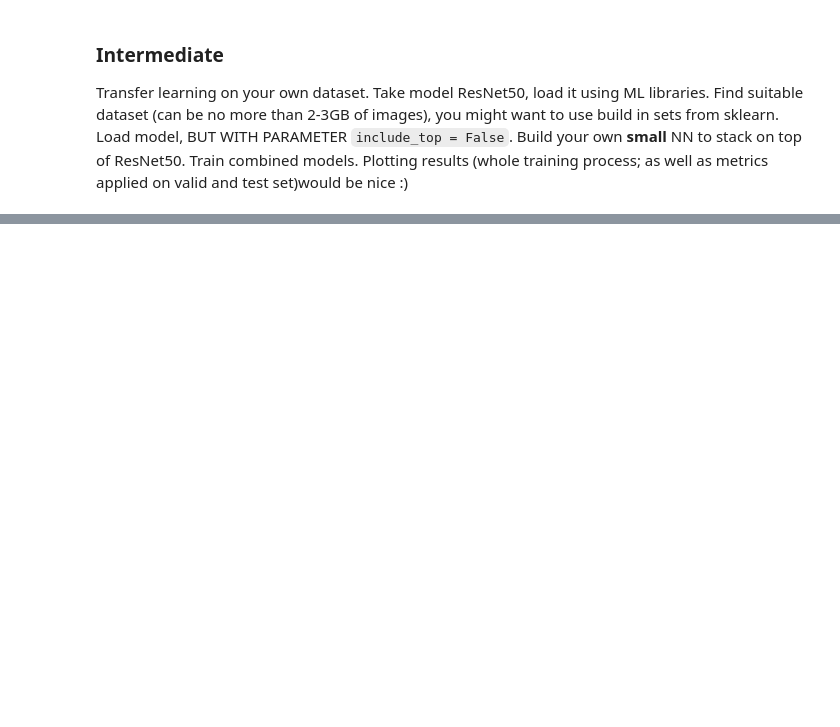
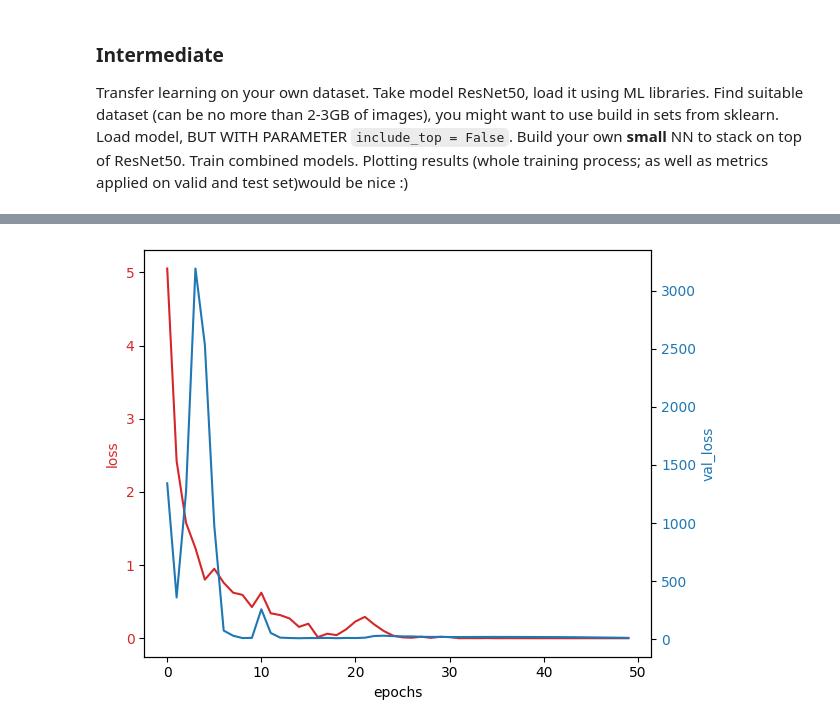
Before and after one commit to jGrzyb/AI_Lab_Recruitment_Tasks_2024, a Jupyter notebook: ailab_recruitment_task_2024.ipynb, the cells around one changed output, grey strips where cells are left out. Cells and saved outputs as stored; diff of their text form; code cells hidden in the pictures; blank space fills up the shorter version.

```diff
--- a/ailab_recruitment_task_2024.ipynb
+++ b/ailab_recruitment_task_2024.ipynb
@@ -59,0 +307,26 @@ Transfer learning on your own dataset. Take model ResNet50, load it using ML lib
+# %%
+from keras.applications import resnet50
+from sklearn.datasets._olivetti_faces import fetch_olivetti_faces
+from sklearn.model_selection import train_test_split
+import numpy as np
+
+faces = fetch_olivetti_faces()
+data = faces.images.reshape(-1, 64, 64, 1)
+data = np.concatenate([data, data, data], axis=3)
+(x_train, x_test, y_train, y_test) = train_test_split(data, faces.target, test_size=0.2)
+resNetModel = resnet50.ResNet50(weights='imagenet', include_top=False, input_shape=(64, 64, 3))
+
+model = tf.keras.Sequential([
+    resNetModel,
+    tf.keras.layers.Flatten(),
+    tf.keras.layers.Dense(40, activation='softmax')
+])
+
+model.compile(
+    optimizer=tf.keras.optimizers.Adam(),
+    loss=tf.keras.losses.SparseCategoricalCrossentropy(),
+    metrics=[tf.keras.metrics.SparseCategoricalAccuracy()]
+)
+
+callbacks = [tf.keras.callbacks.EarlyStopping(patience=10, min_delta=0.01, restore_best_weights=True)]
+history = model.fit(x_train, y_train, validation_data=(x_test, y_test), epochs=50, batch_size=16)
@@ -59,0 +351,20 @@ Transfer learning on your own dataset. Take model ResNet50, load it using ML lib
+# %%
+fig, ax1 = plt.subplots()
+
+color = 'tab:red'
+ax1.set_xlabel('epochs')
+ax1.set_ylabel('loss', color=color)
+ax1.plot(history.history['loss'], color=color)
+ax1.tick_params(axis='y', labelcolor=color)
+
+ax2 = ax1.twinx()  # instantiate a second Axes that shares the same x-axis
+
+color = 'tab:blue'
+ax2.set_ylabel('val_loss', color=color)  # we already handled the x-label with ax1
+ax2.plot(history.history['val_loss'], color=color)
+ax2.tick_params(axis='y', labelcolor=color)
+
+fig.tight_layout()  # otherwise the right y-label is slightly clipped
+plt.show()
+# %% [output]
+[figure, added]
```
Also changed, not shown: parts of 19 cells of this notebook, 1 other file.
